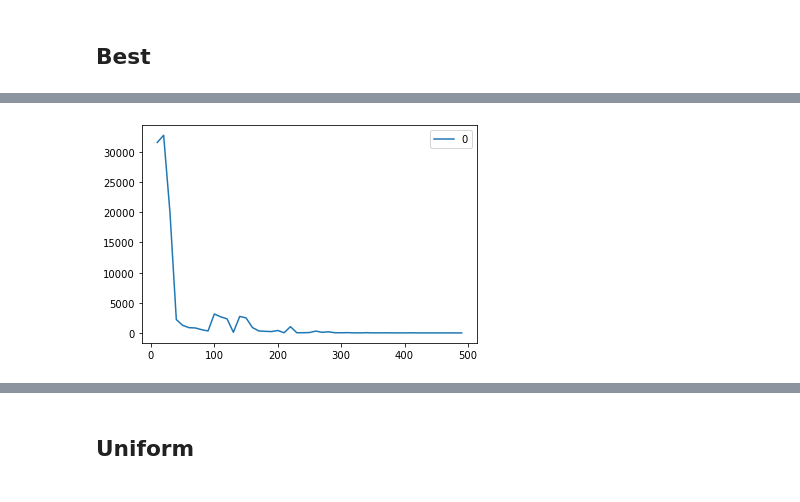
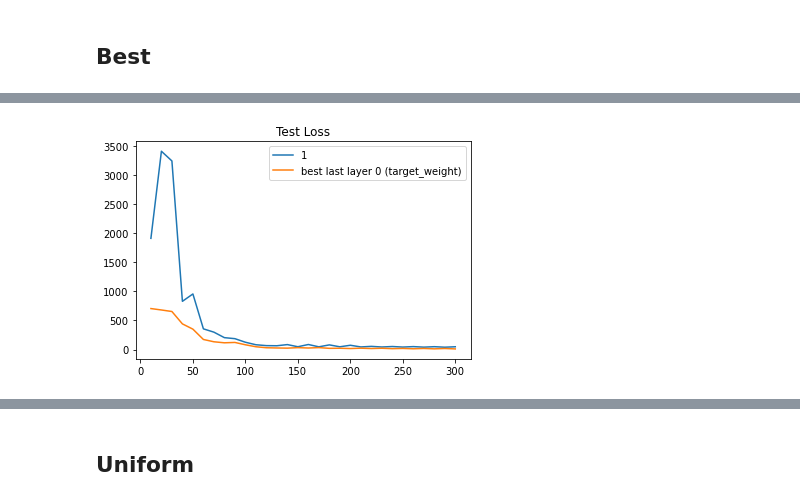
Before and after one commit to WendyH1108/AL-Robotics, a Jupyter notebook: new_al.ipynb, the cells around one changed output, grey strips where cells are left out. Drawn from its saved outputs; the diff is of its cells as text; code cells hidden in the pictures.

```diff
--- a/new_al.ipynb
+++ b/new_al.ipynb
@@ -31,6 +33,8 @@ data_model = MLP(options["dim_x"], 6, hidden_dim, spectral_norms, num_task, True
 # %%
-rng = np.tile([10], [1,49])
-rng2 = np.arange(10,500,10)
+rng = np.tile([10], [1,30])
+rng2 = np.arange(10,310,10)
 # shared_features = options["features"]
 # %%
-test_data, test_label = generate_data.generate_task_sample(data_model, raw_data[0], shared_features,0, 500, False)
+test_data, test_label = generate_data.generate_task_sample(data_model, raw_data[0], shared_features, 6, 3000, False, comb=False)
+# %%
+target_data, target_label = generate_data.generate_task_sample(data_model, raw_data[0], shared_features, 6, 20, False, comb=False)
@@ -37,2 +45,4 @@ test_data, test_label = generate_data.generate_task_sample(data_model, raw_data[
+# %%
+eps = False
 # %% [markdown]
 ## Best
@@ -79,7 +122,10 @@ Text(0.5, 1.0, 'best sampling training loss')
 # %%
 # target nn last layer loss
-plt.plot(rng2, np.array(best_predict_loss).T[0], label=0)
+plt.plot(rng2, np.array(best_predict_loss).T[0], label=1)
+# plt.plot(rng2, np.array(best_predict_loss).T[5], label=6)
+plt.plot(rng2, np.array(best_target_predict_loss), label="best last layer 0 (target_weight)")
 plt.legend()
+plt.title("Test Loss")
 plt.show()
 # %% [output]
-[figure, old version]
+[figure, new version]
```
Also changed, not shown: parts of 56 cells of this notebook, 2 other files.
